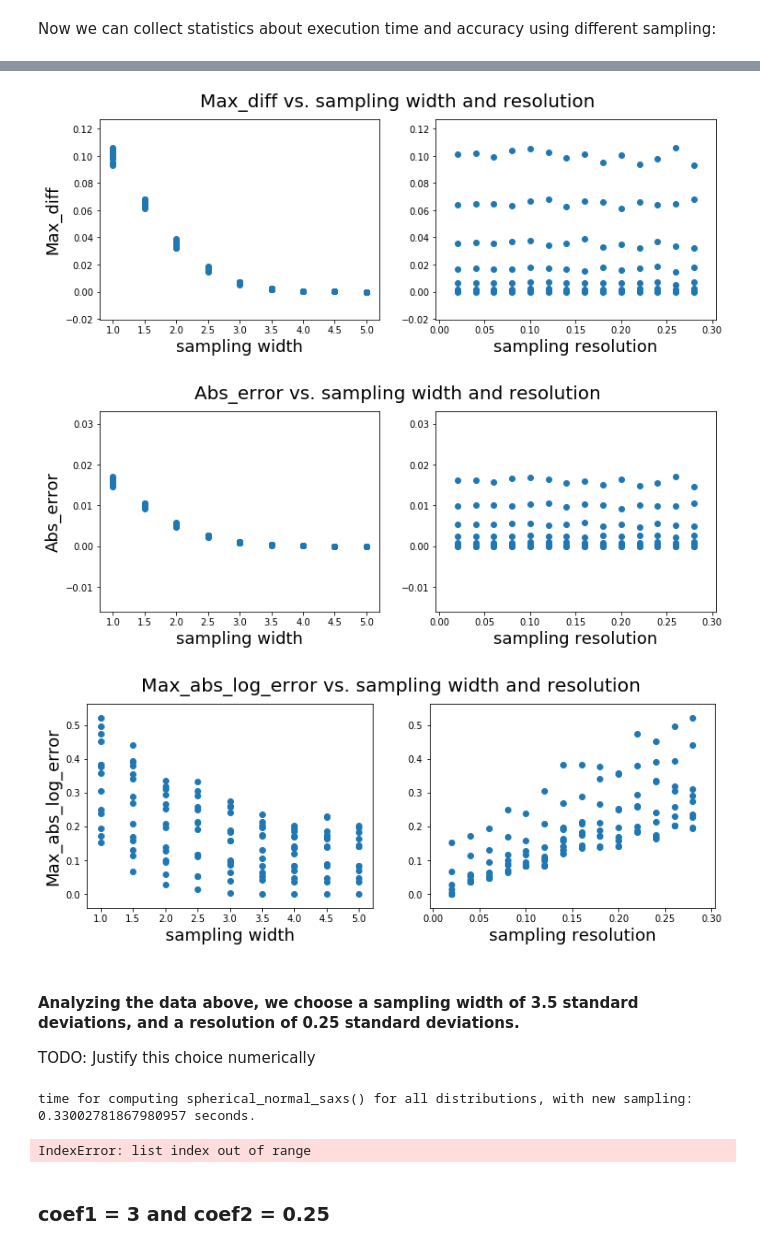
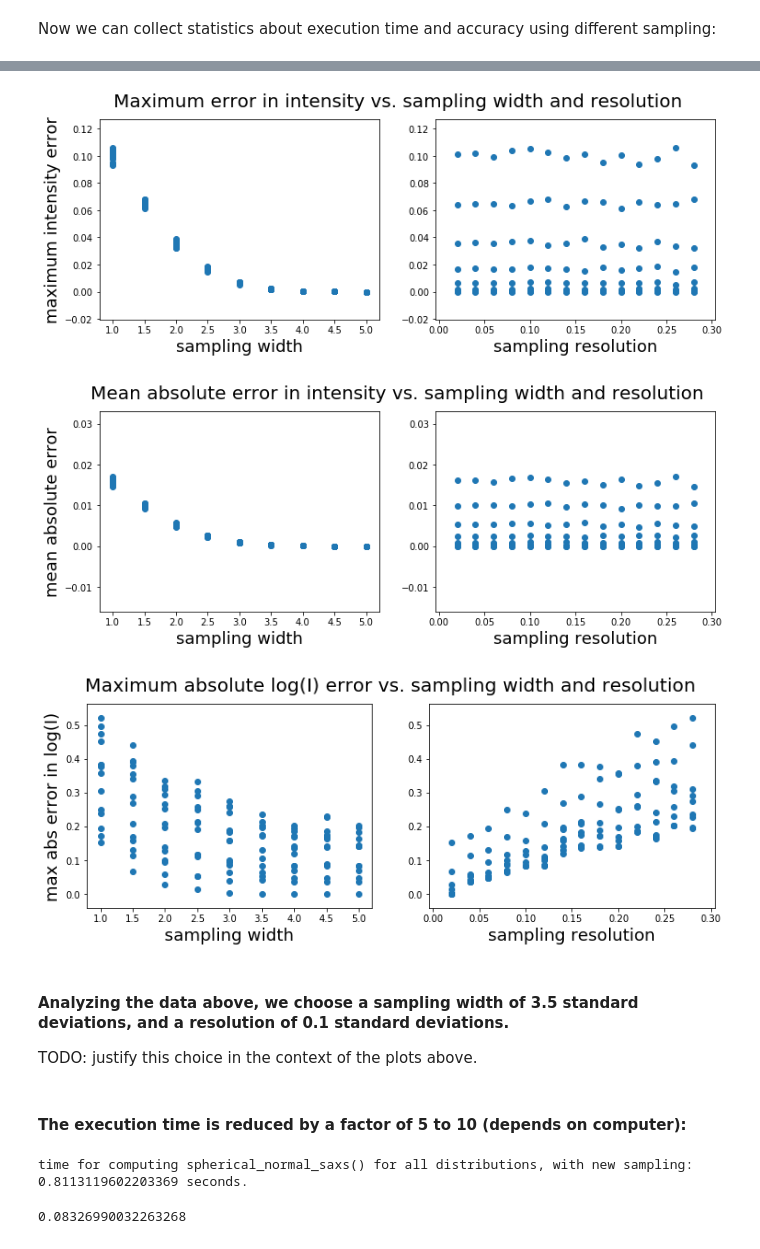
Before and after one commit to scattering-central/xrsdkit, a Jupyter notebook: examples/spherical_normal_saxs_benchmark.ipynb, the cells around one changed output, grey strips where cells are left out. Saved outputs shown, nothing was run; the diff lists cells and outputs as text; code cells hidden in the pictures.

Commit message:
some edits and TODOs added to spherical_normal_saxs_benchmark

```diff
--- a/examples/spherical_normal_saxs_benchmark.ipynb
+++ b/examples/spherical_normal_saxs_benchmark.ipynb
@@ -80,54 +78,56 @@ axes[1].set_xlabel('sampling resolution', fontsize=18);
 # %%
 fig, axes = plt.subplots(nrows=1, ncols=2, figsize=(12,4))
-st = fig.suptitle("Max_diff vs. sampling width and resolution", fontsize=20)
+st = fig.suptitle("Maximum error in intensity vs. sampling width and resolution", fontsize=20)
 
 axes[0].scatter(stat[ : ,0],stat[ : ,3])
 axes[1].scatter(stat[ : ,1],stat[ : ,3])
-axes[0].set_ylabel('Max_diff', fontsize=18)
+axes[0].set_ylabel('maximum intensity error', fontsize=18)
 axes[1].yaxis.label.set_visible(False)
 axes[0].set_xlabel('sampling width',fontsize=18)
 axes[1].set_xlabel('sampling resolution', fontsize=18);
 # %% [output]
-[figure, old version]
+[figure, new version]
 # %%
 fig, axes = plt.subplots(nrows=1, ncols=2, figsize=(12,4))
-st = fig.suptitle("Abs_error vs. sampling width and resolution", fontsize=20)
+st = fig.suptitle("Mean absolute error in intensity vs. sampling width and resolution", fontsize=20)
 
 axes[0].scatter(stat[ : ,0],stat[ : ,4])
 axes[1].scatter(stat[ : ,1],stat[ : ,4])
-axes[0].set_ylabel('Abs_error', fontsize=18)
+axes[0].set_ylabel('mean absolute error', fontsize=18)
 axes[1].yaxis.label.set_visible(False)
 axes[0].set_xlabel('sampling width',fontsize=18)
 axes[1].set_xlabel('sampling resolution', fontsize=18);
 # %% [output]
-[figure, old version]
+[figure, new version]
 # %%
 fig, axes = plt.subplots(nrows=1, ncols=2, figsize=(12,4))
-st = fig.suptitle("Max_abs_log_error vs. sampling width and resolution", fontsize=20)
+st = fig.suptitle("Maximum absolute log(I) error vs. sampling width and resolution", fontsize=20)
 
 axes[0].scatter(stat[ : ,0],stat[ : ,5])
 axes[1].scatter(stat[ : ,1],stat[ : ,5])
-axes[0].set_ylabel('Max_abs_log_error', fontsize=18)
+axes[0].set_ylabel('max abs error in log(I)', fontsize=18)
 axes[1].yaxis.label.set_visible(False)
 axes[0].set_xlabel('sampling width',fontsize=18)
 axes[1].set_xlabel('sampling resolution', fontsize=18);
 # %% [output]
-[figure, old version]
+[figure, new version]
 # %% [markdown]
-#### Analyzing the data above, we choose a sampling width of 3.5 standard deviations, and a resolution of 0.25 standard deviations.
+#### Analyzing the data above, we choose a sampling width of 3.5 standard deviations, and a resolution of 0.1 standard deviations.
 
-TODO: Justify this choice numerically
+TODO: justify this choice in the context of the plots above.
+# %% [markdown]
+#### The execution time is reduced by a factor of 5 to 10 (depends on computer):
 # %%
 I_new = []
 t0 = time()
 for r in r0:
     for s in sigma:
-        I_new.append(spherical_normal_saxs(q,r,s,3.5,0.25))
+        I_new.append(spherical_normal_saxs(q,r,s,3.5,0.1))
 print('time for computing spherical_normal_saxs()',
       'for all distributions, with new sampling:',
       (time()-t0), "seconds.")
 # %% [output]
-time for computing spherical_normal_saxs() for all distributions, with new sampling: 0.33002781867980957 seconds.
+time for computing spherical_normal_saxs() for all distributions, with new sampling: 0.8113119602203369 seconds.
 # %%
 I = [] # I calculated with original coefficients
 for r in r0:
@@ -136,11 +136,9 @@ for r in r0:
 
 
 max_abs_log_error = []
-for i in range(100):
+for i in range(n_samp):
     max_abs_log_error.append(max(np.log10(I[i]) - np.log10(I_new[i])))
 
 np.mean(max_abs_log_error)
 # %% [output]
-IndexError: list index out of range
+0.08326990032263268
-# %% [markdown]
-###  coef1 = 3 and coef2 = 0.25
```
Also changed, not shown: parts of 7 cells of this notebook.
